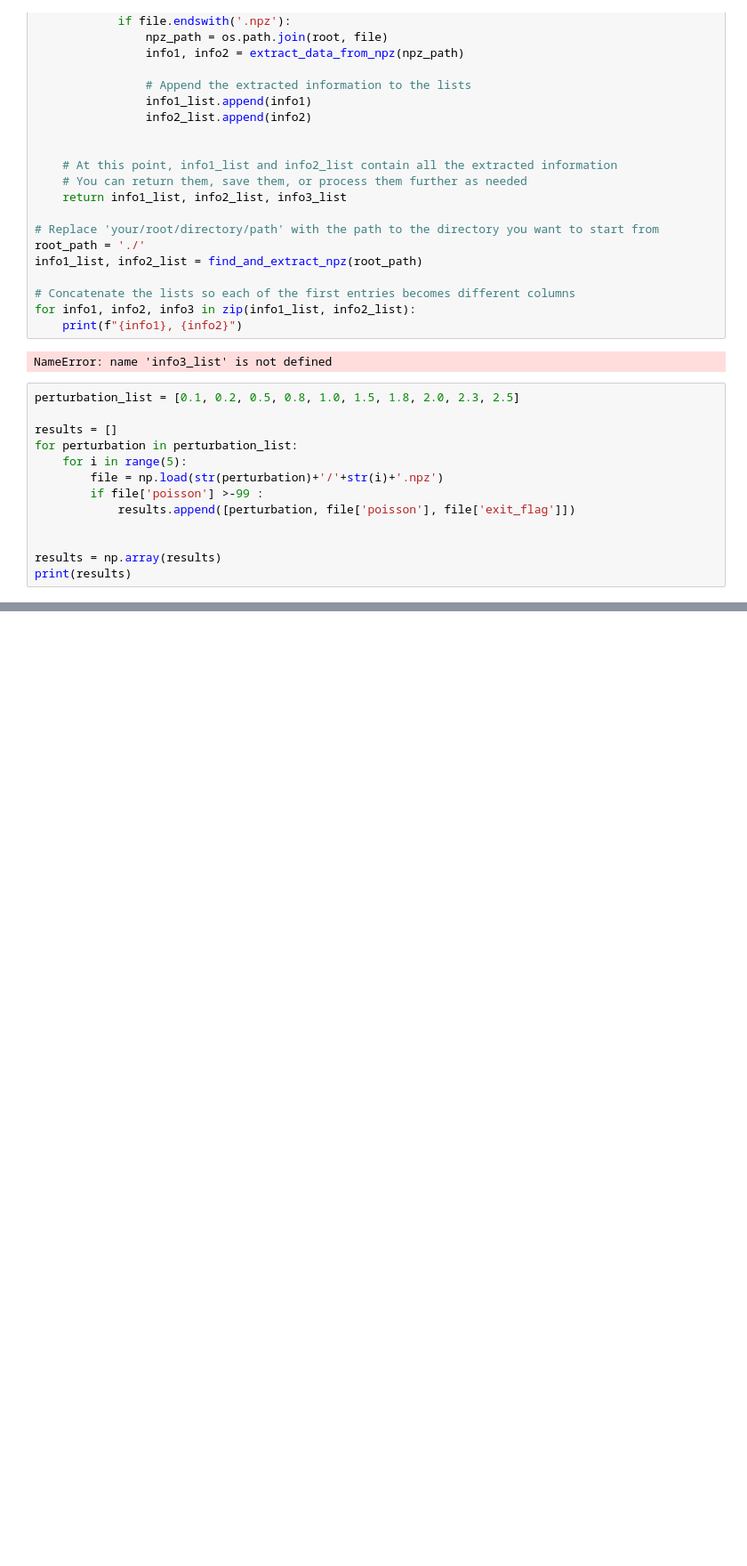
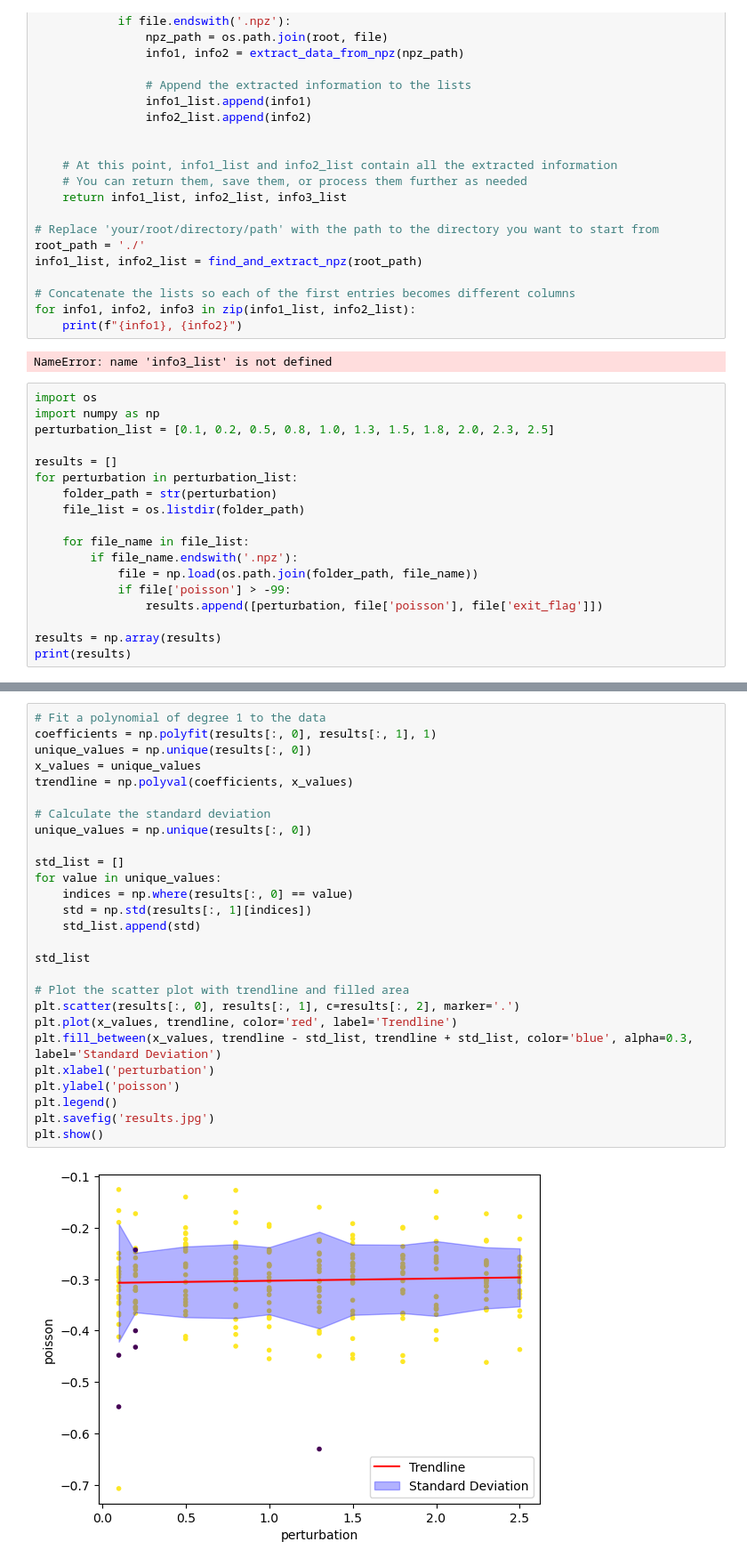
Before and after one commit to bylehn/saxophone, a Jupyter notebook: runs/perturbation_sweep_auxetic/analyze.ipynb, the cells around one changed output, grey strips where cells are left out. Shown at 89% size. Saved outputs shown, nothing was run; the diff lists cells and outputs as text; blank space fills up the shorter version.

```diff
--- a/runs/perturbation_sweep_auxetic/analyze.ipynb
+++ b/runs/perturbation_sweep_auxetic/analyze.ipynb
@@ -44,15 +44,20 @@ for info1, info2, info3 in zip(info1_list, info2_list):
 # %% [output]
 NameError: name 'info3_list' is not defined
 # %%
-perturbation_list = [0.1, 0.2, 0.5, 0.8, 1.0, 1.5, 1.8, 2.0, 2.3, 2.5]
+import os
+import numpy as np
+perturbation_list = [0.1, 0.2, 0.5, 0.8, 1.0, 1.3, 1.5, 1.8, 2.0, 2.3, 2.5]
 
 results = []
 for perturbation in perturbation_list:
-    for i in range(5):
-        file = np.load(str(perturbation)+'/'+str(i)+'.npz')
-        if file['poisson'] >-99 :
-            results.append([perturbation, file['poisson'], file['exit_flag']])
+    folder_path = str(perturbation)
+    file_list = os.listdir(folder_path)
 
+    for file_name in file_list:
+        if file_name.endswith('.npz'):
+            file = np.load(os.path.join(folder_path, file_name))
+            if file['poisson'] > -99:
+                results.append([perturbation, file['poisson'], file['exit_flag']])
 
 results = np.array(results)
 print(results)
@@ -87,0 +82,29 @@ plt.show()
+# %%
+# Fit a polynomial of degree 1 to the data
+coefficients = np.polyfit(results[:, 0], results[:, 1], 1)
+unique_values = np.unique(results[:, 0])
+x_values = unique_values
+trendline = np.polyval(coefficients, x_values)
+
+# Calculate the standard deviation
+unique_values = np.unique(results[:, 0])
+
+std_list = []
+for value in unique_values:
+    indices = np.where(results[:, 0] == value)
+    std = np.std(results[:, 1][indices])
+    std_list.append(std)
+
+std_list
+
+# Plot the scatter plot with trendline and filled area
+plt.scatter(results[:, 0], results[:, 1], c=results[:, 2], marker='.')
+plt.plot(x_values, trendline, color='red', label='Trendline')
+plt.fill_between(x_values, trendline - std_list, trendline + std_list, color='blue', alpha=0.3, label='Standard Deviation')
+plt.xlabel('perturbation')
+plt.ylabel('poisson')
+plt.legend()
+plt.savefig('results.jpg')
+plt.show()
+# %% [output]
+[figure, added]
```
Also changed, not shown: parts of 4 cells of this notebook, 5 other files.
